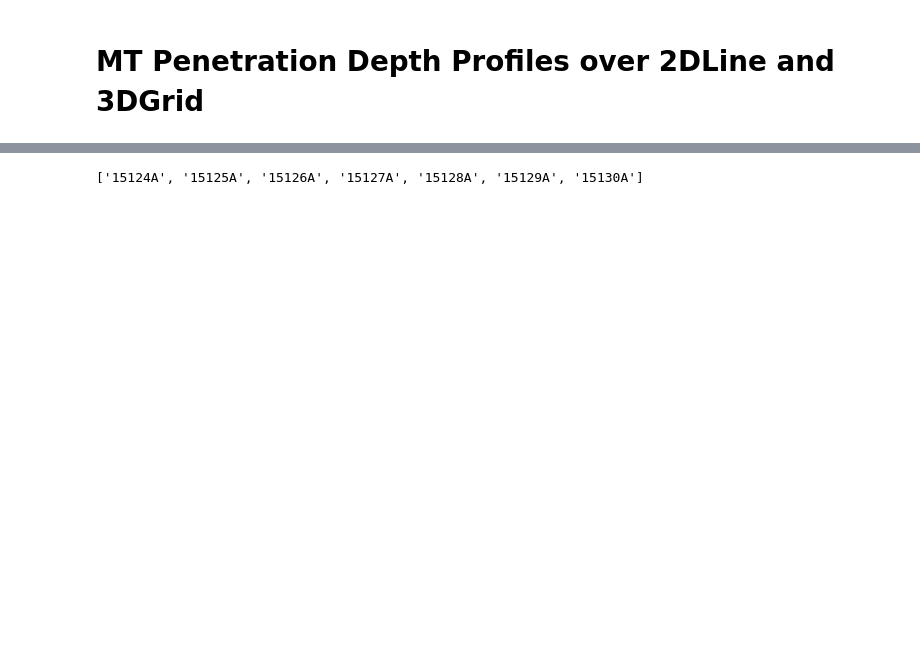
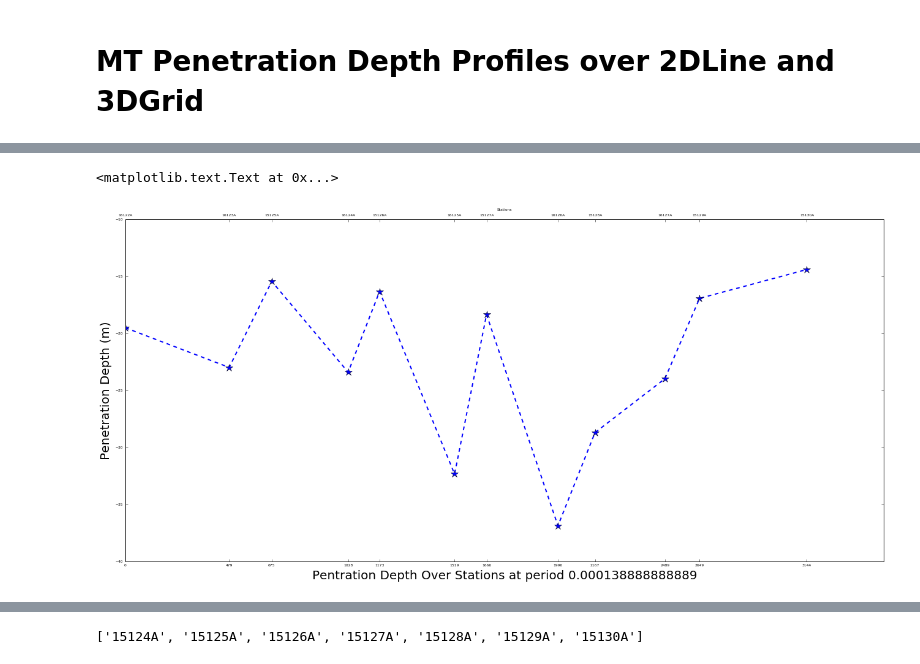
Before and after one commit to MTgeophysics/mtpy, a Jupyter notebook: examples/notebooks/MT_Penetration_Depth_Profiles.ipynb, the cells around one changed output, grey strips where cells are left out. Drawn from its saved outputs; the diff is of its cells as text; code cells hidden in the pictures; blank space fills up the shorter version.

```diff
--- a/examples/notebooks/MT_Penetration_Depth_Profiles.ipynb
+++ b/examples/notebooks/MT_Penetration_Depth_Profiles.ipynb
@@ -70,0 +117,27 @@ pr.edi_list
+# %%
+
+fig = plt.figure()
+ax1 = fig.add_subplot(111)
+ax2 = ax1.twiny()
+
+
+#plt.bar(index, app_resis, color='#000000')
+ax1.plot(pr.station_locations, app_resis, '--*', markersize="12", linewidth="2", label="Penetration Depth")
+# plt.xaxis.tick_top()
+# plt.set_xlabel('X LABEL')
+# plt.xaxis.set_label_position('top')
+
+ax1.set_xlabel('Pentration Depth Over Stations at period %s'%periods[0],fontsize=20)
+ax1.set_xticks(pr.station_locations)
+ax1.set_ylabel('Penetration Depth (m)', fontsize=20)
+
+
+ax2.set_xlim(ax1.get_xlim())
+ax2.set_xticks(pr.station_locations)
+ax2.set_xticklabels(stations)
+ax2.set_xlabel(r"Stations")
+
+#plt.show()
+# %% [output]
+<matplotlib.text.Text at 0x...>
+[figure, added]
```
Also changed, not shown: parts of 26 cells of this notebook.
